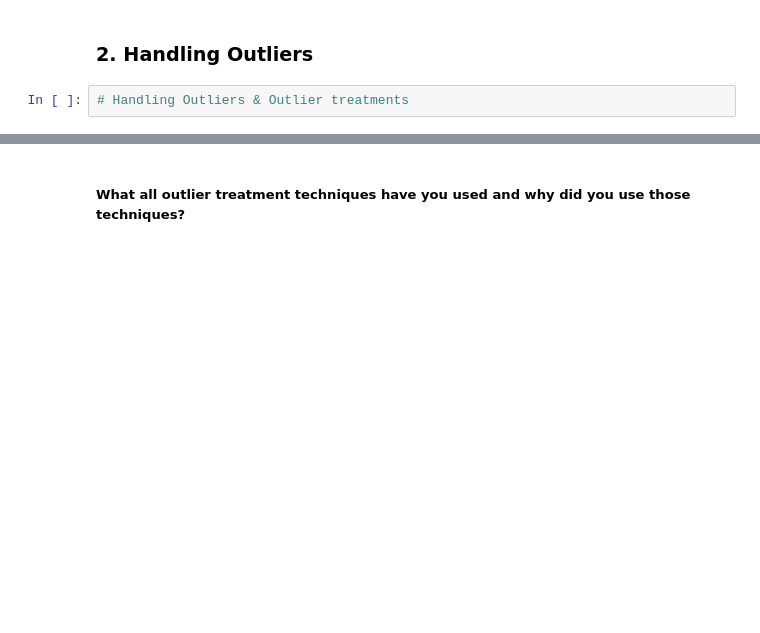
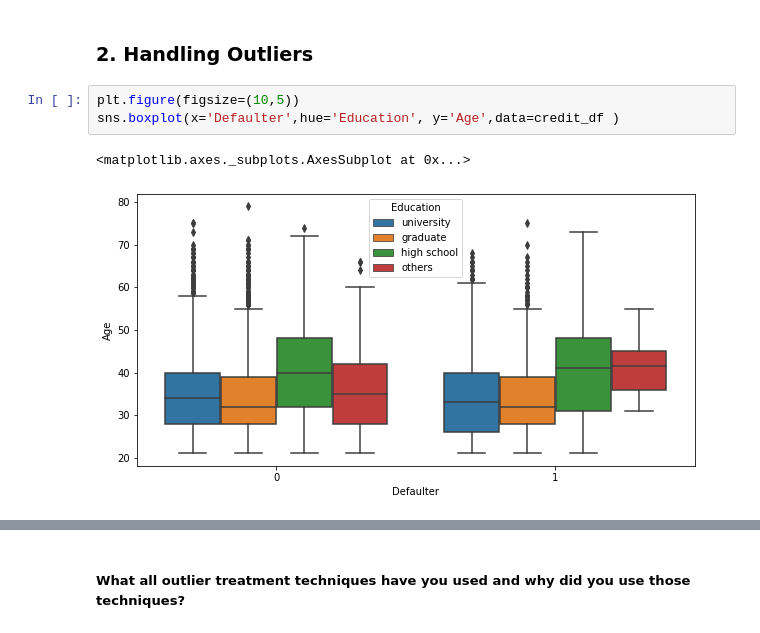
Before and after one commit to dileep-rawat/Capstone_Project_3-Credit_Card_default_Prediction, a Jupyter notebook: Credit_Card_Default_Prediction_Capstone_Project.ipynb, the cells around one changed output, grey strips where cells are left out. Drawn from its saved outputs; the diff is of its cells as text; blank space fills up the shorter version.

```diff
--- a/Credit_Card_Default_Prediction_Capstone_Project.ipynb
+++ b/Credit_Card_Default_Prediction_Capstone_Project.ipynb
@@ -775,5 +829,9 @@ sns.heatmap(credit_df.isnull(), cbar=False)
 There are no missing values to handle in the given dataset.
 # %% [markdown]
 ### 2. Handling Outliers
-# %%
-# Handling Outliers & Outlier treatments
+# %%
+plt.figure(figsize=(10,5))
+sns.boxplot(x='Defaulter',hue='Education', y='Age',data=credit_df )
+# %% [output]
+<matplotlib.axes._subplots.AxesSubplot at 0x...>
+[figure, added]
```
Also changed, not shown: parts of 61 cells of this notebook.
